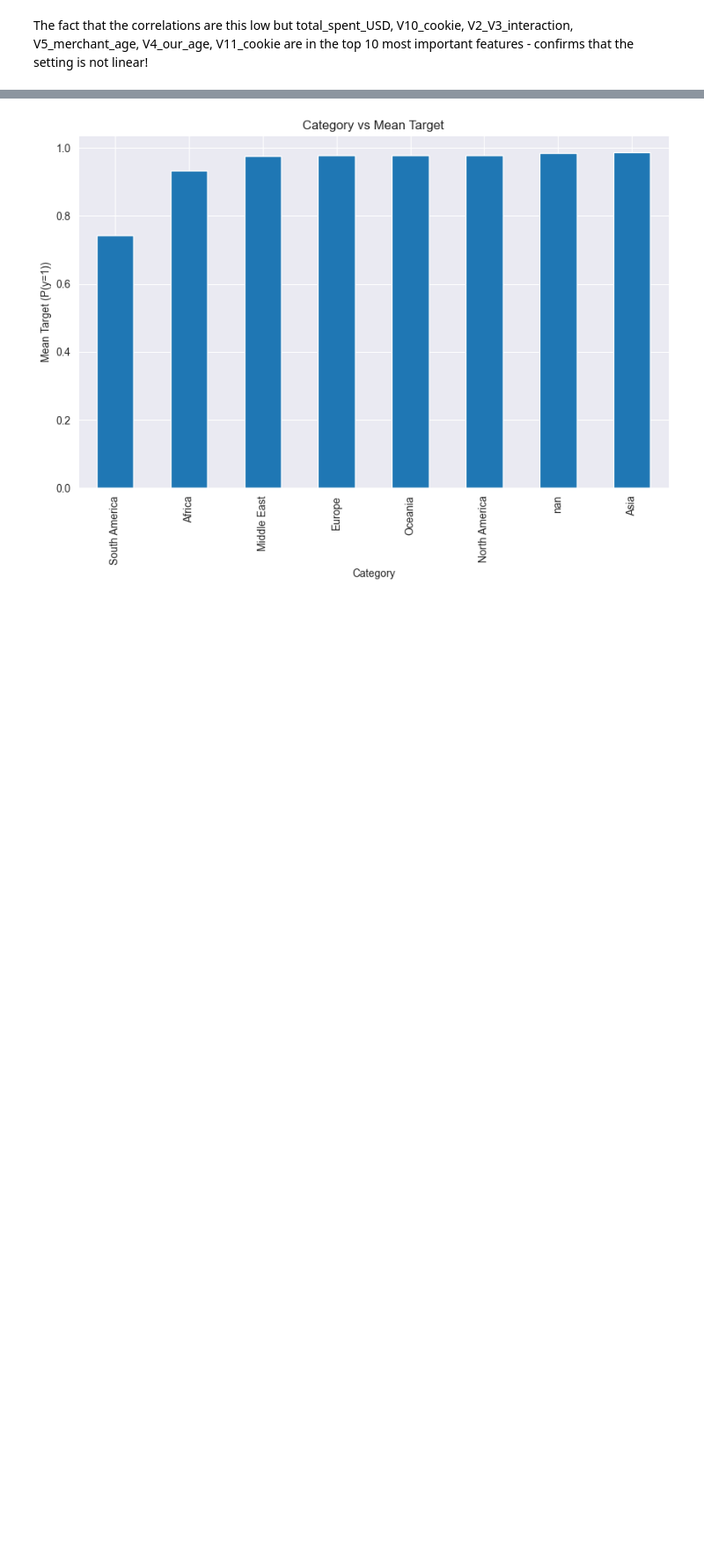
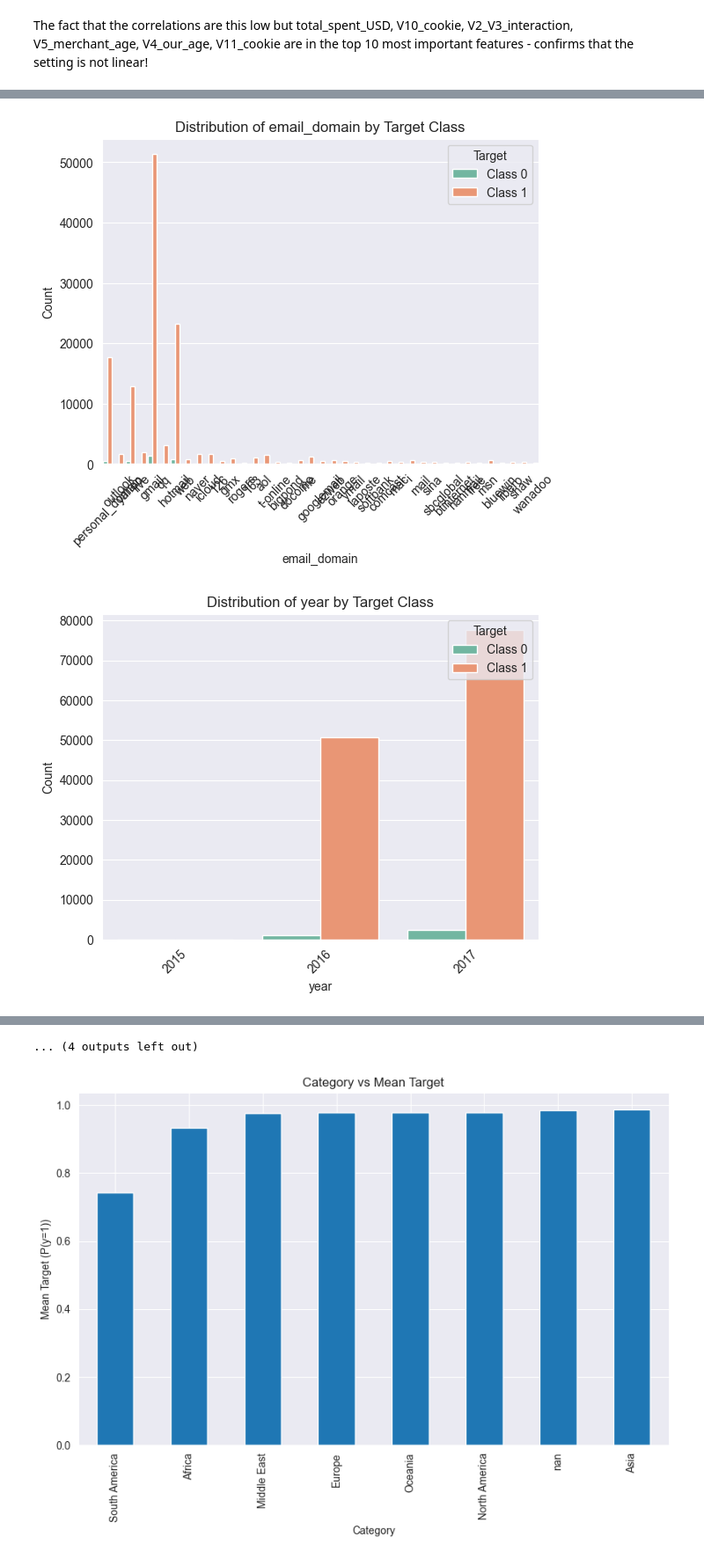
Before and after one commit to gioiablayer96/data-wizard-gioia, a Jupyter notebook: Home_Assignments/Riskified_home_assignment/riskified_home_assignment_Gioia_Blayer/riskified_home_assignment.ipynb, the cells around one changed output, grey strips where cells are left out. Shown at 88% size. Cells and saved outputs as stored; diff of their text form; code cells hidden in the pictures; blank space fills up the shorter version.

```diff
--- a/Home_Assignments/Riskified_home_assignment/riskified_home_assignment_Gioia_Blayer/riskified_home_assignment.ipynb
+++ b/Home_Assignments/Riskified_home_assignment/riskified_home_assignment_Gioia_Blayer/riskified_home_assignment.ipynb
@@ -3137,13 +3169,3 @@ V2_V3_interaction   -0.008966
 dtype: float64
 # %% [markdown]
 The fact that the correlations are this low but total_spent_USD, V10_cookie, V2_V3_interaction, V5_merchant_age, V4_our_age, V11_cookie are in the top 10 most important features - confirms that the setting is not linear!
-# %%
-categorical_features = ['shipping_method', 'currency_code', 'gateway', 'V1_link', 'V6_avs_result', 'V7_bill_ship_name_match', 'email_domain', 'year', 'month', 'season', 'day_of_week', 'is_weekend', 'billing_country_clean', 'shipping_country_clean', 'billing_region', 'shipping_region']
-for feature in categorical_features:
-    sns.countplot(data=X_train, x=feature, hue=y_train, palette='Set2')
-    plt.title(f'Distribution of {feature} by Target Class')
-    plt.xlabel(feature)
-    plt.ylabel('Count')
-    plt.legend(title='Target', loc='upper right', labels=['Class 0', 'Class 1'])
-    plt.xticks(rotation=45)
-    plt.show()
@@ -3163,0 +3172,35 @@ for feature in categorical_features:
+# %%
+
+cat_order = {
+    'year': [2015, 2016, 2017],
+    'month': list(range(1, 13)),  # [1..12]
+    'season': ['Summer', 'Fall', 'Winter', 'Spring'],
+    'day_of_week': ['Monday','Tuesday','Wednesday','Thursday','Friday','Saturday','Sunday']
+}
+
+categorical_features = [
+    'shipping_method', 'currency_code', 'gateway', 'V1_link', 'V6_avs_result',
+    'V7_bill_ship_name_match', 'email_domain', 'year', 'month', 'season',
+    'day_of_week', 'is_weekend', 'billing_country_clean', 'shipping_country_clean',
+    'billing_region', 'shipping_region'
+]
+
+for feature in categorical_features:
+    # If this feature has a custom order, use it; otherwise pass None
+    order = cat_order.get(feature, None)
+
+    sns.countplot(
+        data=X_train,
+        x=feature,
+        hue=y_train,
+        palette='Set2',
+        order=order
+    )
+
+    plt.title(f'Distribution of {feature} by Target Class')
+    plt.xlabel(feature)
+    plt.ylabel('Count')
+    plt.legend(title='Target', loc='upper right', labels=['Class 0', 'Class 1'])
+    plt.xticks(rotation=45)
+    plt.show()
+# %% [output]
@@ -3163,0 +3213,2 @@ for feature in categorical_features:
+[figure, added]
+[figure, added]
@@ -3164,3 +3219,4 @@ for feature in categorical_features:
+... (4 outputs left out)
 # %%
 # Example for one categorical variable
 category_target_mean = train_data[['shipping_method', 'currency_code', 'gateway', 'V1_link', 'V6_avs_result', 'V7_bill_ship_name_match', 'email_domain', 'year', 'month', 'season', 'day_of_week', 'is_weekend', 'billing_country_clean', 'shipping_country_clean', 'billing_region', 'shipping_region','label']].groupby('shipping_region')['label'].mean()
```
Also changed, not shown: parts of 13 cells of this notebook.
